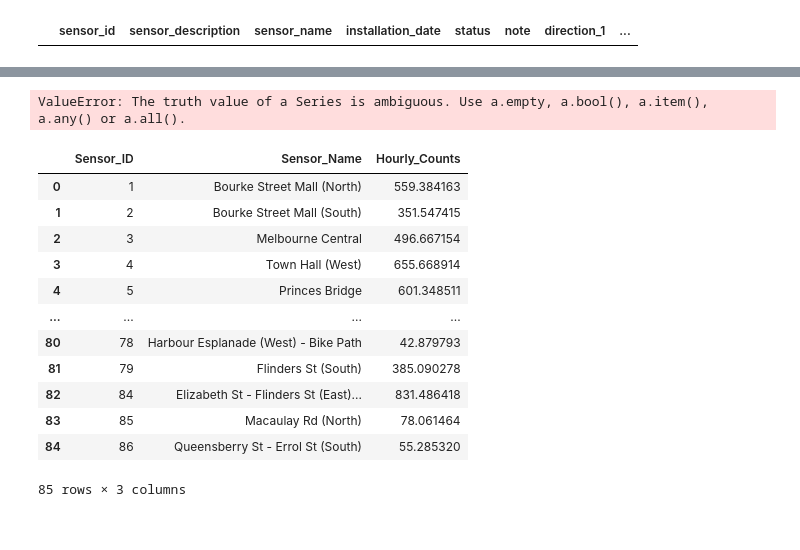
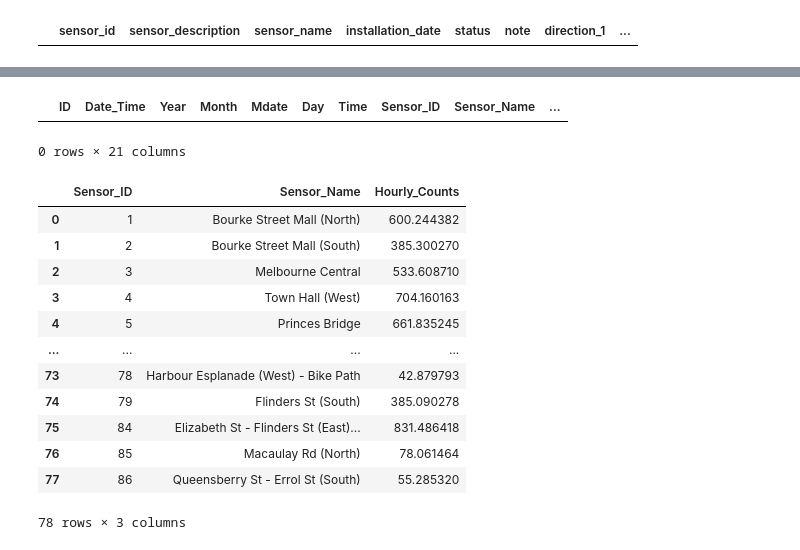
Before and after one commit to thanaboonmu/pedestrian_analysis, a Jupyter notebook: analysis.ipynb, the cells around one changed output, grey strips where cells are left out. Drawn from its saved outputs; the diff is of its cells as text; code cells hidden in the pictures.

```diff
--- a/analysis.ipynb
+++ b/analysis.ipynb
@@ -160,23 +163,24 @@ lockdown_df = merge_pandas[merge_pandas.Date_Time > 'March 1, 2020'].reset_index
-# %%
-lockdown_df[lockdown_df['Date_Time'] < '2020-04-30' and lockdown_df['Date_Time'] > '2020-04-01']
-# %% [output]
-ValueError: The truth value of a Series is ambiguous. Use a.empty, a.bool(), a.item(), a.any() or a.all().
+# %%
+lockdown_df[lockdown_df.sensor_id==34]
+# %% [output]
+|  | ID | Date_Time | Year | Month | Mdate | Day | Time | Sensor_ID | Sensor_Name | ... |
+0 rows × 21 columns
 # %%
-lockdown_df_mean= lockdown_df.groupby(['Sensor_ID','Sensor_Name'],as_index=False).agg({'Hourly_Counts': 'mean'})
+lockdown_df_sum_per_month= lockdown_df.groupby(['Sensor_ID','Sensor_Name'],as_index=False).agg({'Hourly_Counts': 'mean'})
-# %%
-lockdown_df_group
-# %% [output]
-|  | Sensor_ID | Sensor_Name | Hourly_Counts |
-| 0 | 1 | Bourke Street Mall (North) | 559.384163 |
-| 1 | 2 | Bourke Street Mall (South) | 351.547415 |
-| 2 | 3 | Melbourne Central | 496.667154 |
-| 3 | 4 | Town Hall (West) | 655.668914 |
-| 4 | 5 | Princes Bridge | 601.348511 |
-| ... | ... | ... | ... |
-| 80 | 78 | Harbour Esplanade (West) - Bike Path | 42.879793 |
-| 81 | 79 | Flinders St (South) | 385.090278 |
-| 82 | 84 | Elizabeth St - Flinders St (East)... | 831.486418 |
-| 83 | 85 | Macaulay Rd (North) | 78.061464 |
-| 84 | 86 | Queensberry St - Errol St (South) | 55.285320 |
-85 rows × 3 columns
+# %%
+lockdown_df_sum_per_month
+# %% [output]
+|  | Sensor_ID | Sensor_Name | Hourly_Counts |
+| 0 | 1 | Bourke Street Mall (North) | 600.244382 |
+| 1 | 2 | Bourke Street Mall (South) | 385.300270 |
+| 2 | 3 | Melbourne Central | 533.608710 |
+| 3 | 4 | Town Hall (West) | 704.160163 |
+| 4 | 5 | Princes Bridge | 661.835245 |
+| ... | ... | ... | ... |
+| 73 | 78 | Harbour Esplanade (West) - Bike Path | 42.879793 |
+| 74 | 79 | Flinders St (South) | 385.090278 |
+| 75 | 84 | Elizabeth St - Flinders St (East)... | 831.486418 |
+| 76 | 85 | Macaulay Rd (North) | 78.061464 |
+| 77 | 86 | Queensberry St - Errol St (South) | 55.285320 |
+78 rows × 3 columns
 # %%
```
Also changed, not shown: parts of 24 cells of this notebook.
